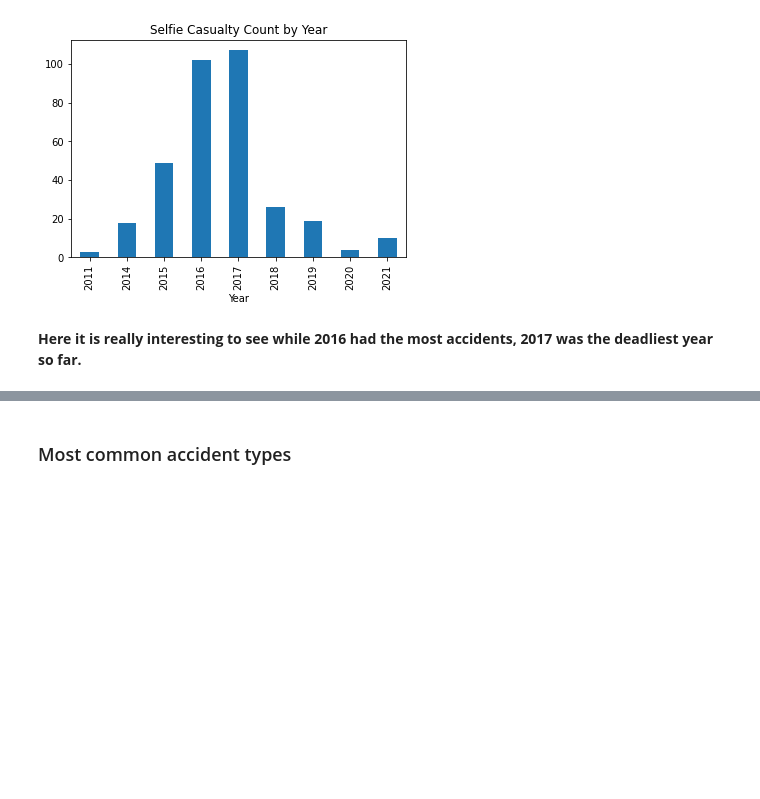
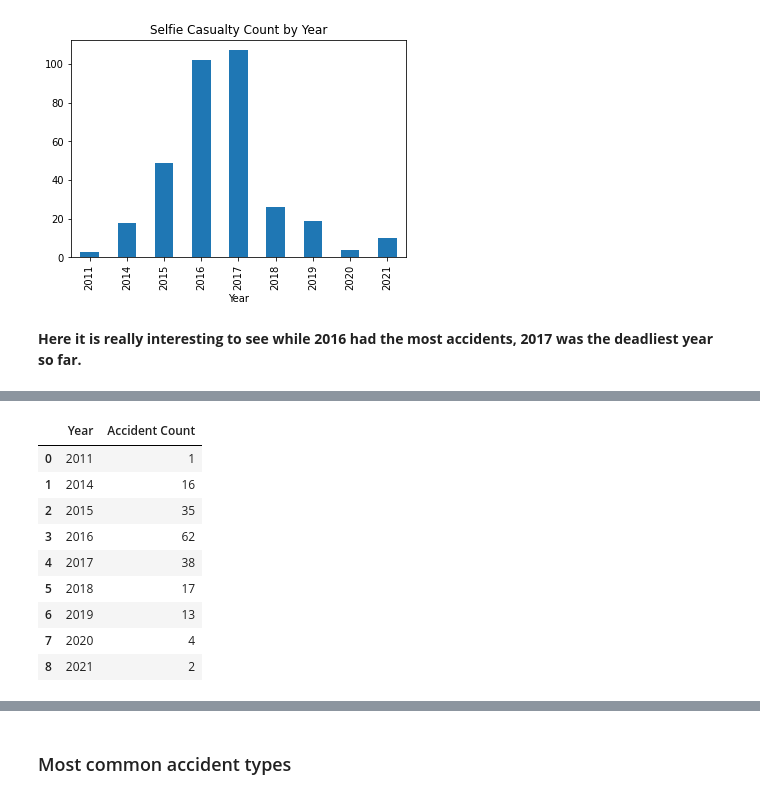
Before and after one commit to ichinichichi/Project-4, a Jupyter notebook: Project 4 -Selfie Deaths.ipynb, the cells around one changed output, grey strips where cells are left out. Drawn from its saved outputs; the diff is of its cells as text; code cells hidden in the pictures; blank space fills up the shorter version.

```diff
--- a/Project 4 -Selfie Deaths.ipynb
+++ b/Project 4 -Selfie Deaths.ipynb
@@ -379,0 +399,17 @@ df.groupby(by='Year').Persons.sum().plot(kind='bar', title="Selfie Casualty Coun
+# %%
+#create a dataframe
+
+acc=df.Year.value_counts().sort_index().reset_index()
+acc.rename(columns = {'index':'Year', 'Year':'Accident Count'}, inplace = True)
+acc
+# %% [output]
+|  | Year | Accident Count |
+| 0 | 2011 | 1 |
+| 1 | 2014 | 16 |
+| 2 | 2015 | 35 |
+| 3 | 2016 | 62 |
+| 4 | 2017 | 38 |
+| 5 | 2018 | 17 |
+| 6 | 2019 | 13 |
+| 7 | 2020 | 4 |
+| 8 | 2021 | 2 |
```
Also changed, not shown: parts of 8 cells of this notebook, 5 other files.
